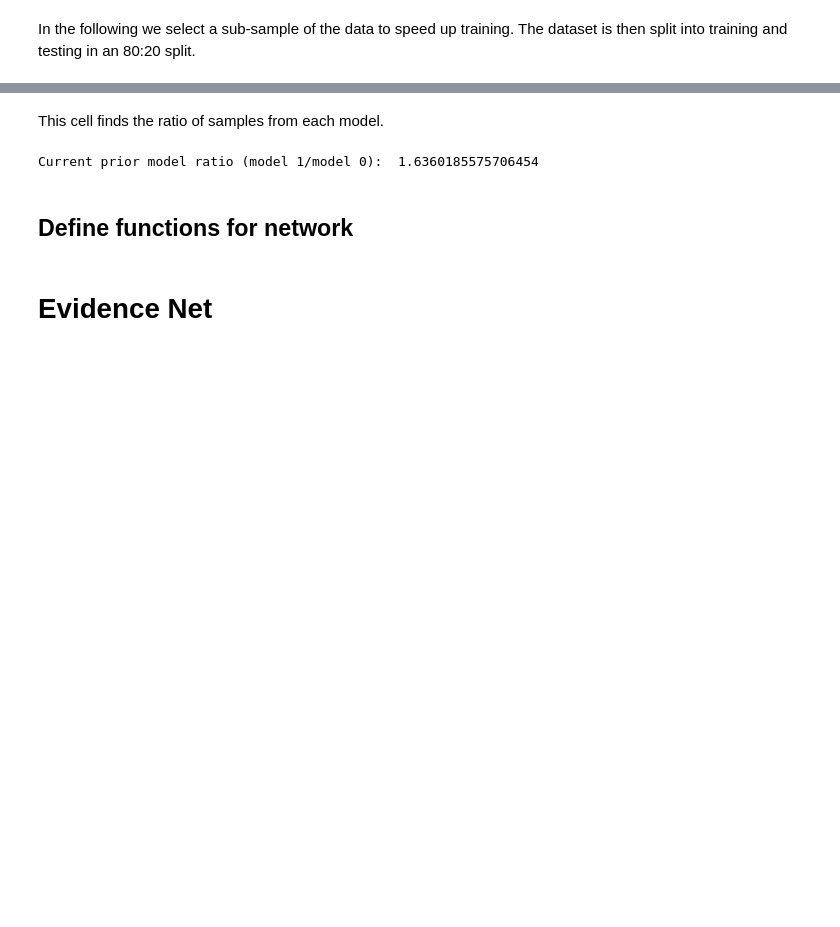
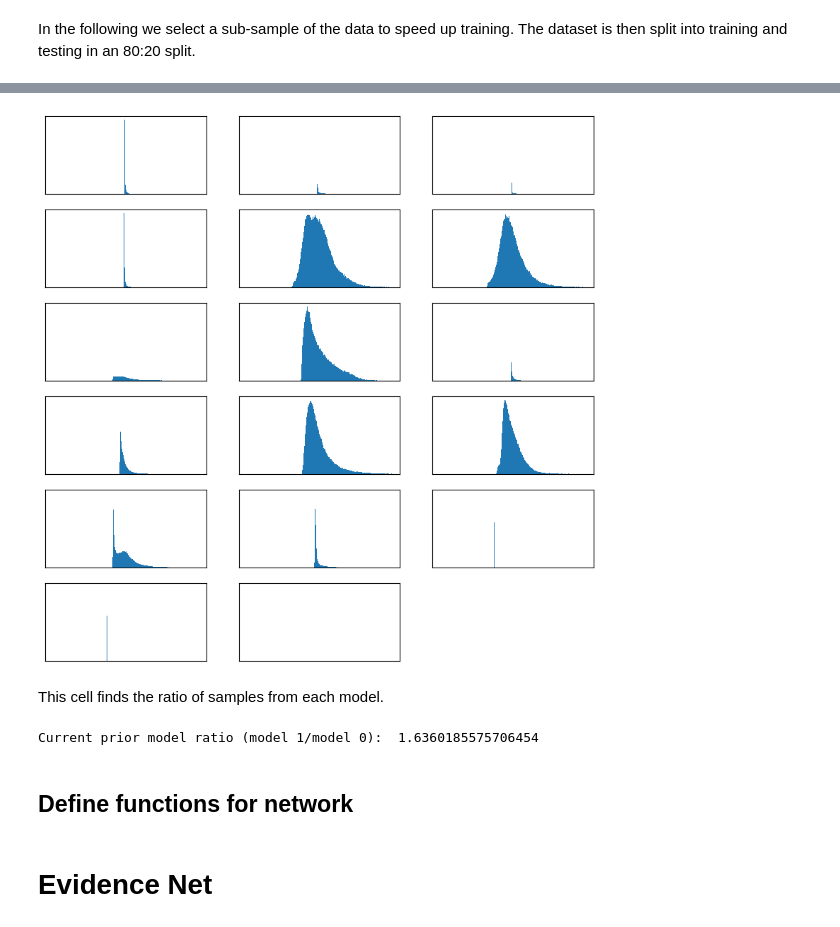
Before and after one commit to cjpdrury/evidence_networks, a Jupyter notebook: evidence_network.ipynb, the cells around one changed output, grey strips where cells are left out. Saved outputs shown, nothing was run; the diff lists cells and outputs as text; code cells hidden in the pictures; blank space fills up the shorter version.

```diff
--- a/evidence_network.ipynb
+++ b/evidence_network.ipynb
@@ -183,3 +198,15 @@ _ = plt.hist(x_train_scaled[:,0],bins=np.linspace(0,1,512),alpha=0.6,density=Tru
+# %%
+plt.figure(figsize=(10,10))
+for i in range(17):
+    plt.subplot(6,3,i+1)
+    plt.xticks([])
+    plt.yticks([])
+    plt.grid(False)
+    _ = plt.hist(x_train_scaled[:,i],bins=np.linspace(-5,5,512),density=True)
+    # plt.xlabel(class_names[train_labels[i]])
+plt.show()
+# %% [output]
+[figure, added]
 # %% [markdown]
 This cell finds the ratio of samples from each model.
 # %%
```
Also changed, not shown: parts of 10 cells of this notebook.
